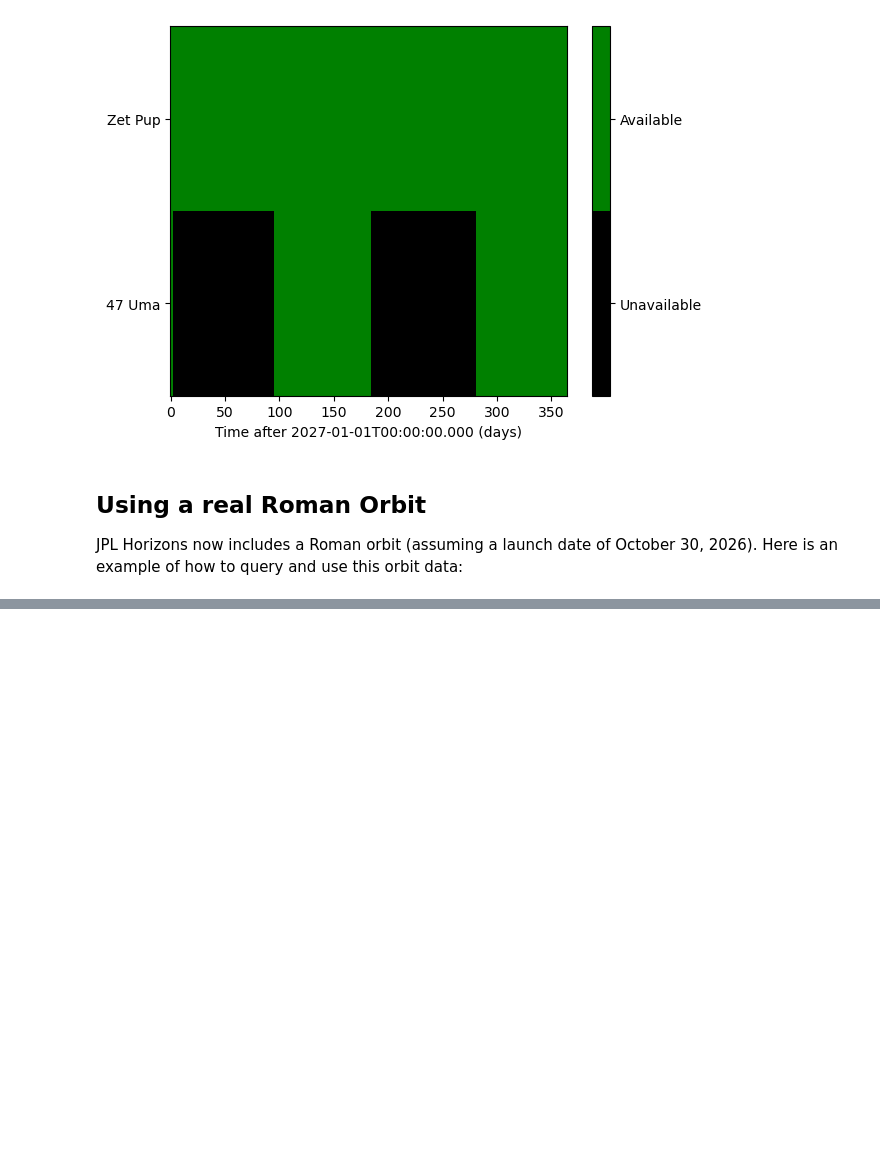
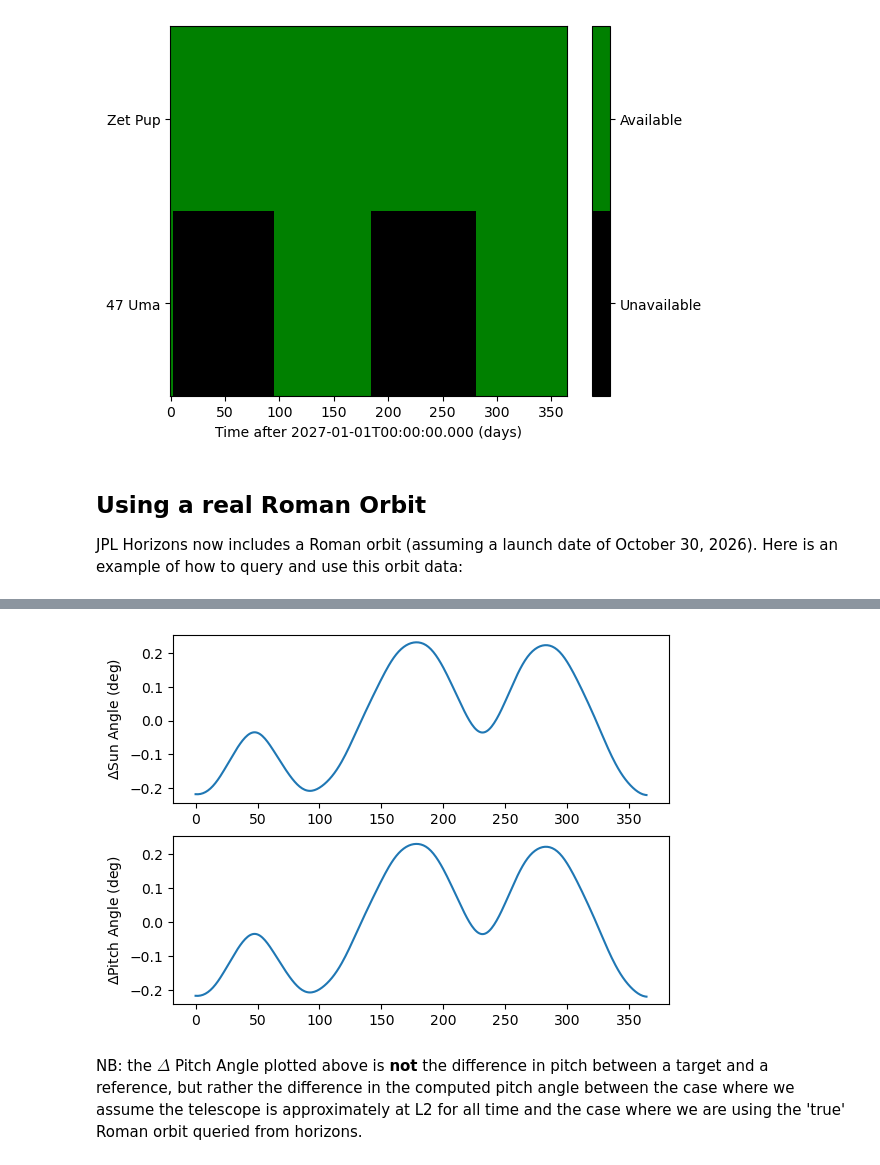
Before and after one commit to roman-corgi/roman_pointing, a Jupyter notebook: Notebooks/roman_pointing_demo.ipynb, the cells around one changed output, grey strips where cells are left out. Drawn from its saved outputs; the diff is of its cells as text; code cells hidden in the pictures; blank space fills up the shorter version.

```diff
--- a/Notebooks/roman_pointing_demo.ipynb
+++ b/Notebooks/roman_pointing_demo.ipynb
@@ -225,0 +221,17 @@ for j, n in enumerate(["x", "y", "z"]):
+# %%
+sun_ang_targ2, yaw_targ2, pitch_targ2, B_C_I_targ2 = calcRomanAngles(
+    target, ts, roman_pos
+)
+# %%
+# compare the two calculations:
+atL2 = (sun_ang_targ,  pitch_targ)
+atRoman = (sun_ang_targ2, pitch_targ2)
+fig6, ax6 = plt.subplots(2, 1)
+for j,n in enumerate(["Sun Angle", "Pitch Angle"]):
+    ax6[j].plot(range(len(ts)), (atRoman[j] - atL2[j]).to_value(u.deg))
+    ax6[j].set_ylabel(f"$\\Delta${n} (deg)")
+ax5[j].set_xlabel(f"Time after {ts[0].value} (days)");
+# %% [output]
+[figure, added]
+# %% [markdown]
+NB: the $\Delta$ Pitch Angle plotted above is **not** the difference in pitch between a target and a reference, but rather the difference in the computed pitch angle between the case where we assume the telescope is approximately at L2 for all time and the case where we are using the 'true' Roman orbit queried from horizons.
```
Also changed, not shown: parts of 7 cells of this notebook.
